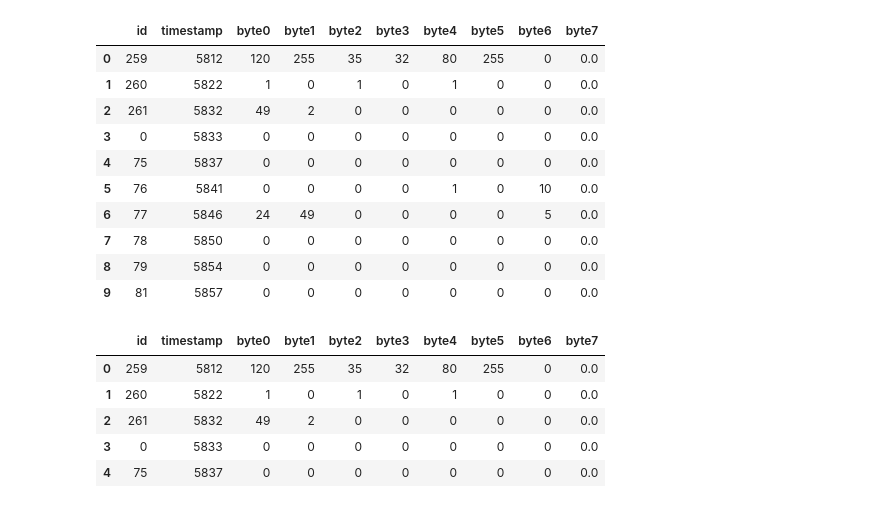
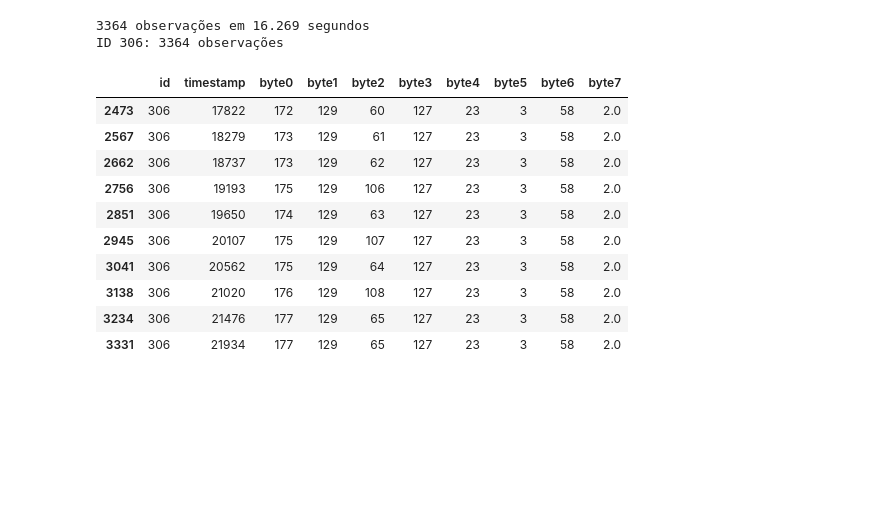
Before and after one commit to Tesla-UFMG/Data-Analysis, a Jupyter notebook: CAN_Analysis.ipynb, the cells around one changed output. Cells and saved outputs as stored; diff of their text form; code cells hidden in the pictures; blank space fills up the shorter version.

```diff
--- a/CAN_Analysis.ipynb
+++ b/CAN_Analysis.ipynb
@@ -1,38 +1,37 @@
+# %%
+CHOSEN_ID = 306
 # %%
 import pandas as pd
 import numpy as np
 import matplotlib.pyplot as plt
 import numpy as np
 import math
 
-plt.rcParams.update({'font.size': 10}) # Set global font size to 18
+plt.rcParams.update({'font.size': 14})
+plt.rcParams['figure.figsize'] = (10, 6)
 
-dataset_path = "./data/raw_can_data"
+dataset_path = "./data/raw_can_data/1508_031226_parado_giro_parado.txt"
+
 
 columns = ['id', 'timestamp', 'byte0', 'byte1', 'byte2', 'byte3', 'byte4', 'byte5', 'byte6', 'byte7']
-giro_parado_giro = pd.read_csv(f'{dataset_path}/1508_031226_parado_giro_parado.txt', header=None, names=columns)
-giro_parado_giro.head(10)
+df = pd.read_csv(dataset_path, header=None, names=columns)
+print(f"{df.shape[0]} observações em {(df.tail(1)['timestamp'].to_numpy()[0] - df.head(1)['timestamp'].to_numpy()[0]) /1000} segundos")
+
+id_data = df[df['id'] == CHOSEN_ID]
+print(f"ID {CHOSEN_ID}: {df.shape[0]} observações")
+
+id_data.tail(10)
 # %% [output]
+3364 observações em 16.269 segundos
+ID 306: 3364 observações
 |  | id | timestamp | byte0 | byte1 | byte2 | byte3 | byte4 | byte5 | byte6 | byte7 |
-| 0 | 259 | 5812 | 120 | 255 | 35 | 32 | 80 | 255 | 0 | 0.0 |
-| 1 | 260 | 5822 | 1 | 0 | 1 | 0 | 1 | 0 | 0 | 0.0 |
-| 2 | 261 | 5832 | 49 | 2 | 0 | 0 | 0 | 0 | 0 | 0.0 |
-| 3 | 0 | 5833 | 0 | 0 | 0 | 0 | 0 | 0 | 0 | 0.0 |
-| 4 | 75 | 5837 | 0 | 0 | 0 | 0 | 0 | 0 | 0 | 0.0 |
-| 5 | 76 | 5841 | 0 | 0 | 0 | 0 | 1 | 0 | 10 | 0.0 |
-| 6 | 77 | 5846 | 24 | 49 | 0 | 0 | 0 | 0 | 5 | 0.0 |
-| 7 | 78 | 5850 | 0 | 0 | 0 | 0 | 0 | 0 | 0 | 0.0 |
-| 8 | 79 | 5854 | 0 | 0 | 0 | 0 | 0 | 0 | 0 | 0.0 |
-| 9 | 81 | 5857 | 0 | 0 | 0 | 0 | 0 | 0 | 0 | 0.0 |
+| 2473 | 306 | 17822 | 172 | 129 | 60 | 127 | 23 | 3 | 58 | 2.0 |
+| 2567 | 306 | 18279 | 173 | 129 | 61 | 127 | 23 | 3 | 58 | 2.0 |
+| 2662 | 306 | 18737 | 173 | 129 | 62 | 127 | 23 | 3 | 58 | 2.0 |
+| 2756 | 306 | 19193 | 175 | 129 | 106 | 127 | 23 | 3 | 58 | 2.0 |
+| 2851 | 306 | 19650 | 174 | 129 | 63 | 127 | 23 | 3 | 58 | 2.0 |
+| 2945 | 306 | 20107 | 175 | 129 | 107 | 127 | 23 | 3 | 58 | 2.0 |
+| 3041 | 306 | 20562 | 175 | 129 | 64 | 127 | 23 | 3 | 58 | 2.0 |
+| 3138 | 306 | 21020 | 176 | 129 | 108 | 127 | 23 | 3 | 58 | 2.0 |
+| 3234 | 306 | 21476 | 177 | 129 | 65 | 127 | 23 | 3 | 58 | 2.0 |
+| 3331 | 306 | 21934 | 177 | 129 | 65 | 127 | 23 | 3 | 58 | 2.0 |
-# %%
-# filtra por id
-stack1 = giro_parado_giro[giro_parado_giro['id'] == 300]
-accumulator = giro_parado_giro[giro_parado_giro['id'] == 306]
-giro_parado_giro.head(5)
-# %% [output]
-|  | id | timestamp | byte0 | byte1 | byte2 | byte3 | byte4 | byte5 | byte6 | byte7 |
-| 0 | 259 | 5812 | 120 | 255 | 35 | 32 | 80 | 255 | 0 | 0.0 |
-| 1 | 260 | 5822 | 1 | 0 | 1 | 0 | 1 | 0 | 0 | 0.0 |
-| 2 | 261 | 5832 | 49 | 2 | 0 | 0 | 0 | 0 | 0 | 0.0 |
-| 3 | 0 | 5833 | 0 | 0 | 0 | 0 | 0 | 0 | 0 | 0.0 |
-| 4 | 75 | 5837 | 0 | 0 | 0 | 0 | 0 | 0 | 0 | 0.0 |
```
Also changed, not shown: parts of 4 cells of this notebook.
